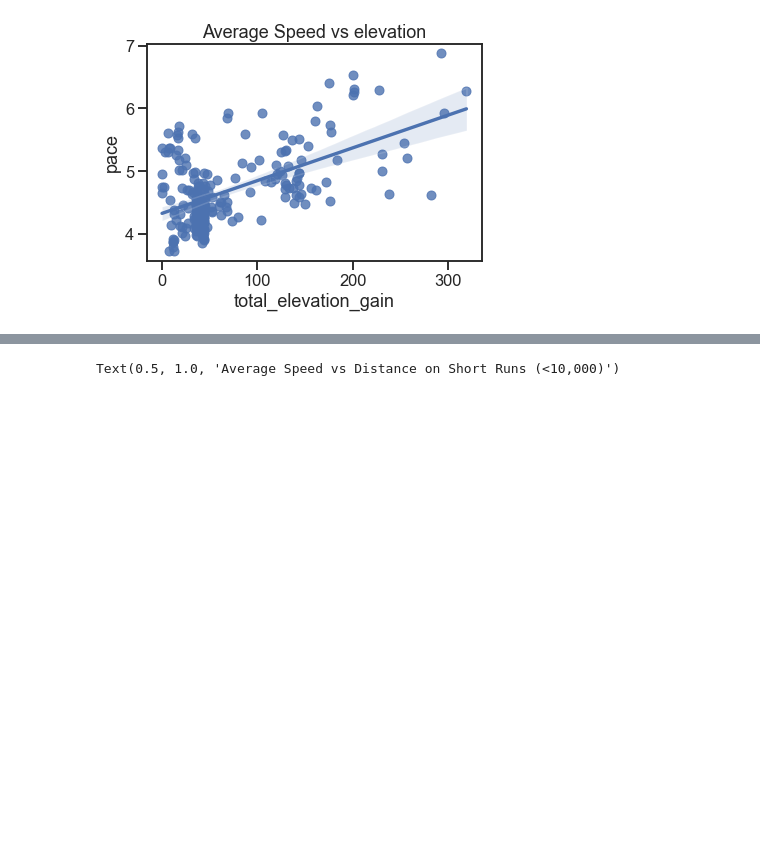
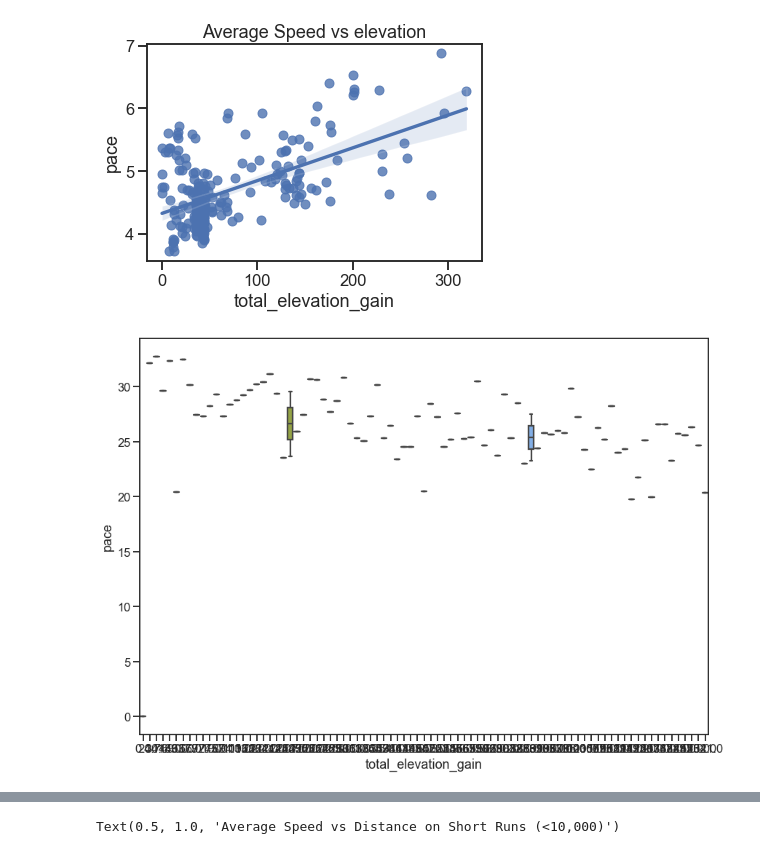
Before and after one commit to dougiebudge/stravaExperiment, a Jupyter notebook: explore.ipynb, the cells around one changed output, grey strips where cells are left out. Saved outputs shown, nothing was run; the diff lists cells and outputs as text; code cells hidden in the pictures; blank space fills up the shorter version.

```diff
--- a/explore.ipynb
+++ b/explore.ipynb
@@ -28,11 +37,14 @@ df.head(5)
 | 4 | {'id': 41223837, 'resource_state'... | Morning Run | 10250.1 | 3375 | 3413 | [51.54023543000221, -0.1516142114... | 136.6 | Run | ... |
 5 rows × 23 columns
 # %%
-#Set cuts of data
+#Separate the acitivities into types
+df=df.loc[df['type']!= "Swim"]
+df["pace"]= df["average_speed"]*3.6
+df.reset_index(inplace=True)
+
 runs= df.loc[df["type"]=="Run"]
 runs['pace']= 1000/(runs["average_speed"]*60)
 short_runs= runs.loc[df["distance"] <= 10000]
-#runs=runs[runs['start_date'] < '2022-1-1']
 runs.reset_index(inplace=True)
 
 rides=df.loc[df["type"]=="Ride"]
@@ -55,3 +81,12 @@ sns.regplot(x='total_elevation_gain', y = 'pace', data = runs).set_title("Averag
 # %% [output]
 Text(0.5, 1.0, 'Average Speed vs elevation')
 [figure]
+# %%
+def bike_print_boxplot(feature, figsize=(14, 10)):
+    data = pd.concat([rides['pace'], rides[feature]], axis=1)
+    f, ax = plt.subplots(figsize=figsize)
+    fig = sns.boxplot(x=feature, y="pace", data=data)
+## Try your function to plot 'grade' vs 'price'.
+bike_print_boxplot('total_elevation_gain')
+# %% [output]
+[figure, added]
```
Also changed, not shown: parts of 17 cells of this notebook.
